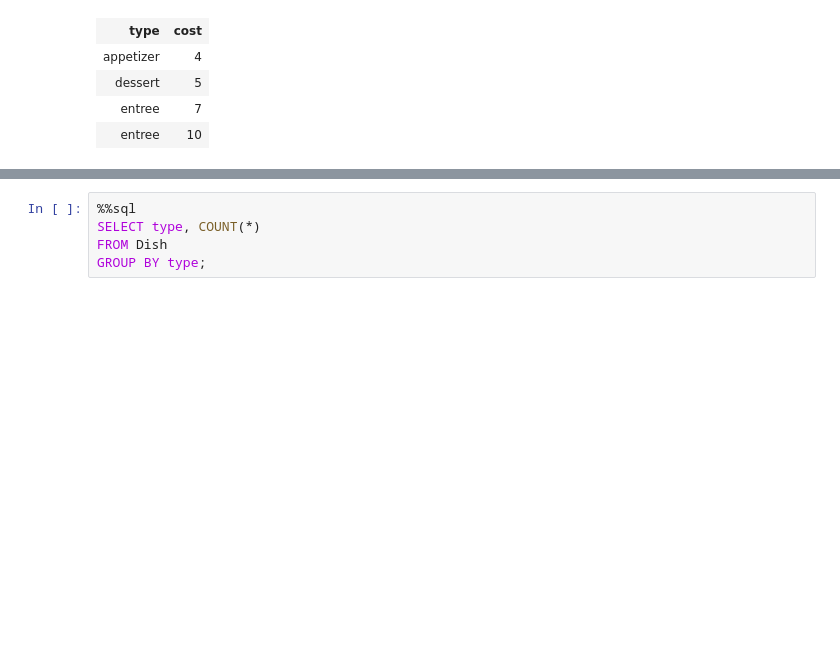
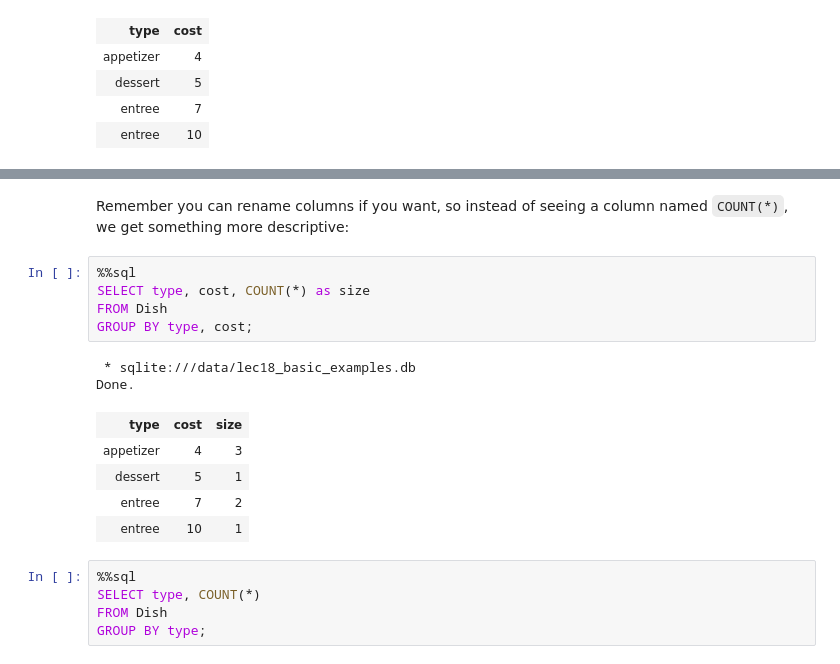
Before and after one commit to DS-100/fa22, a Jupyter notebook: lec/lec20/lec20.ipynb, the cells around one changed output, grey strips where cells are left out. Drawn from its saved outputs; the diff is of its cells as text; blank space fills up the shorter version.

```diff
--- a/lec/lec20/lec20.ipynb
+++ b/lec/lec20/lec20.ipynb
@@ -291,6 +383,21 @@ Done.
 | dessert | 5 | 1 |
 | entree | 7 | 2 |
 | entree | 10 | 1 |
+# %% [markdown]
+Remember you can rename columns if you want, so instead of seeing a column named `COUNT(*)`, we get something more descriptive:
+# %%
+%%sql
+SELECT type, cost, COUNT(*) as size
+FROM Dish
+GROUP BY type, cost;
+# %% [output]
+ * sqlite:///data/lec18_basic_examples.db
+Done.
+| type | cost | size |
+| appetizer | 4 | 3 |
+| dessert | 5 | 1 |
+| entree | 7 | 2 |
+| entree | 10 | 1 |
 # %%
 %%sql
 SELECT type, COUNT(*)
```
Also changed, not shown: parts of 17 cells of this notebook, 1 other file.
